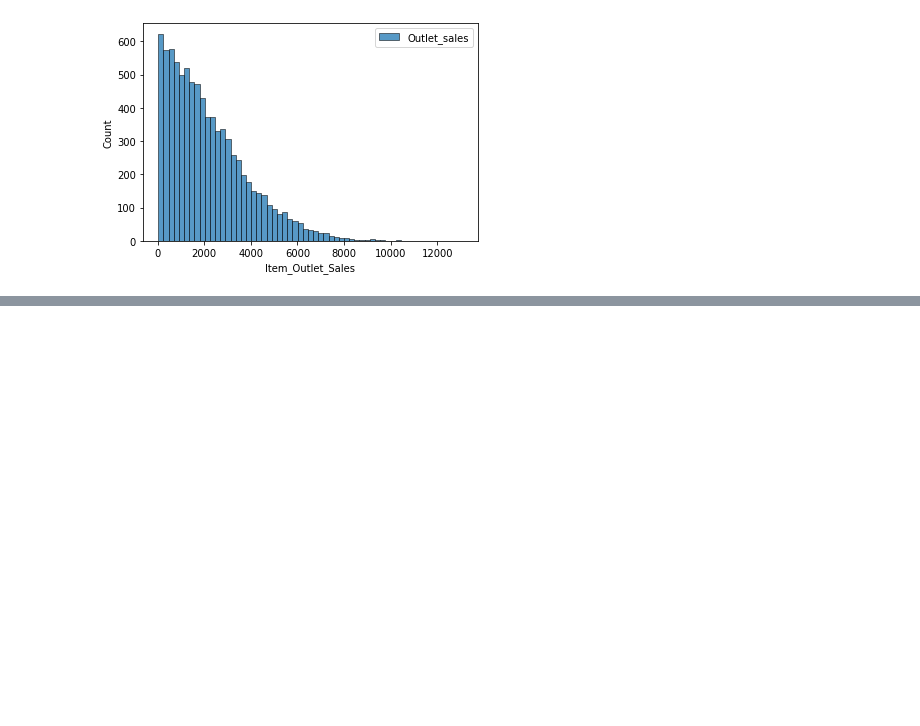
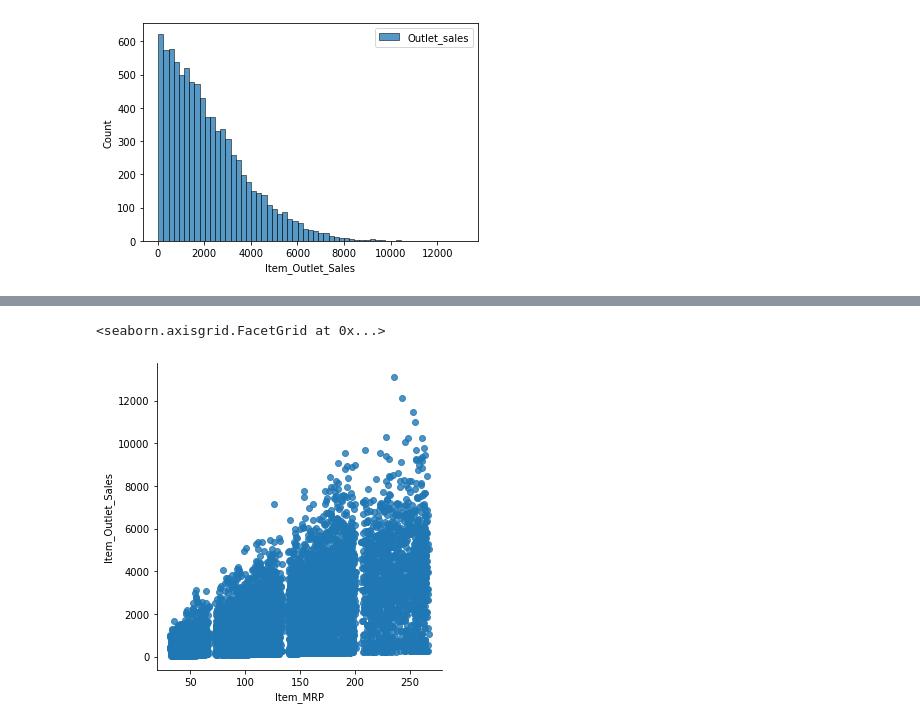
Before and after one commit to aaguil8a/sales_predictions, a Jupyter notebook: sales_predictionsipynb.ipynb, the cells around one changed output, grey strips where cells are left out. Cells and saved outputs as stored; diff of their text form; code cells hidden in the pictures; blank space fills up the shorter version.

```diff
--- a/sales_predictionsipynb.ipynb
+++ b/sales_predictionsipynb.ipynb
@@ -278,0 +301,5 @@ plt.legend();
+# %%
+sns.lmplot(y='Item_Outlet_Sales', x='Item_MRP', data=df)
+# %% [output]
+<seaborn.axisgrid.FacetGrid at 0x...>
+[figure, added]
```
Also changed, not shown: parts of 7 cells of this notebook.
